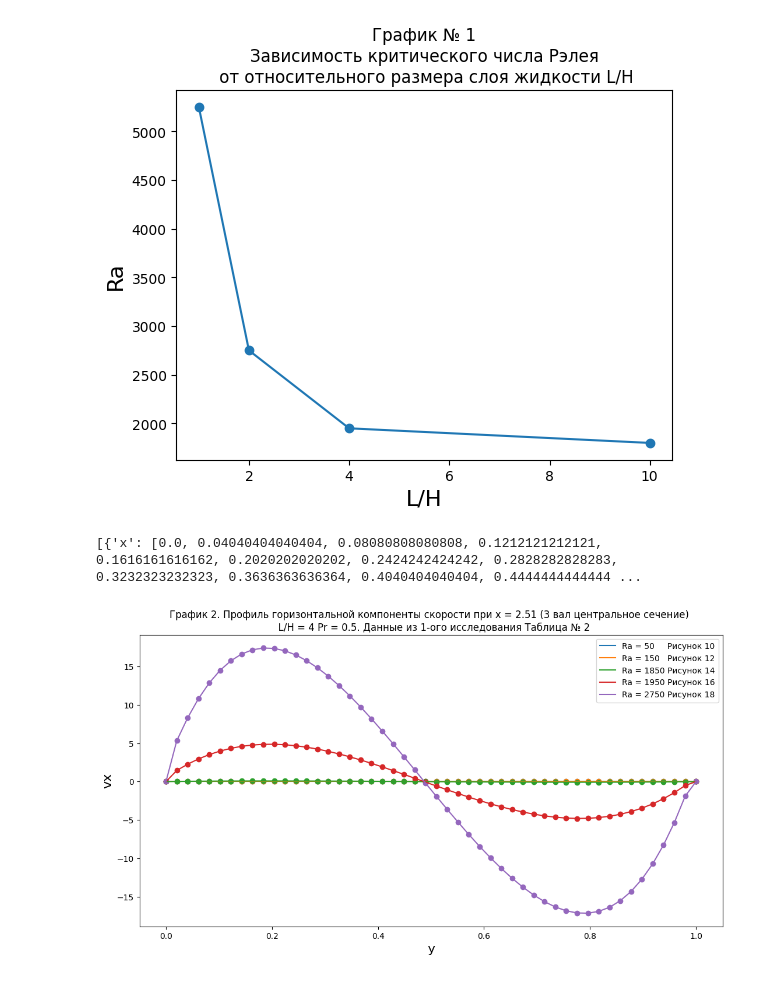
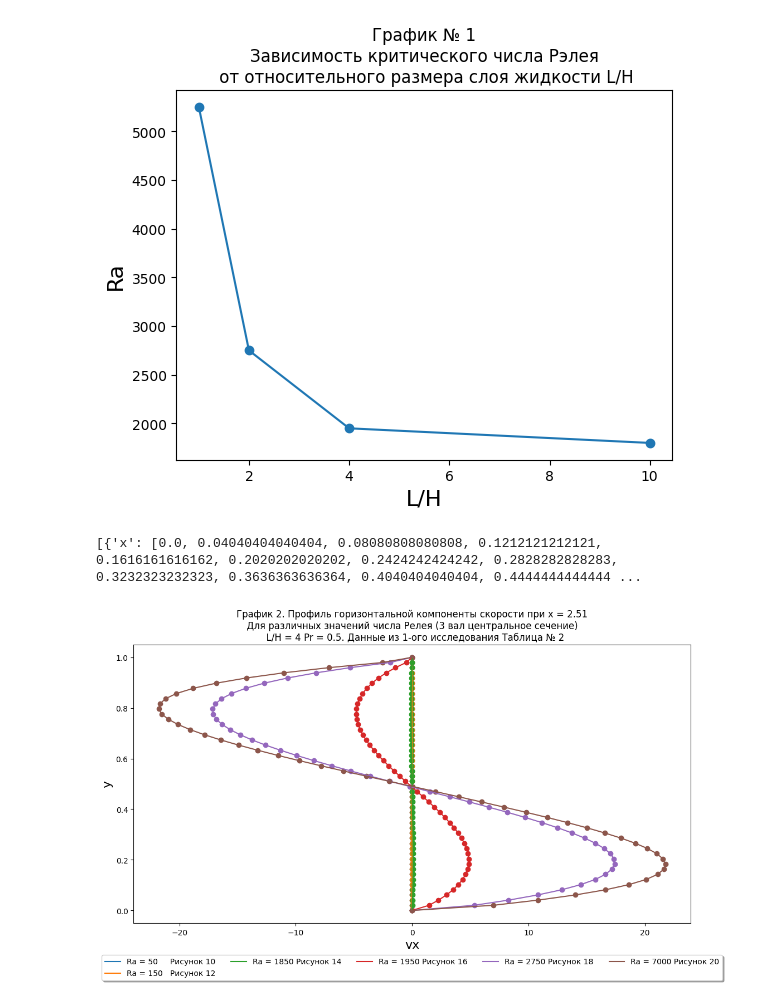
Before and after one commit to daniil225/MME, a Jupyter notebook: 2024/РГЗ/plotters.ipynb, the cells around one changed output. Saved outputs shown, nothing was run; the diff lists cells and outputs as text; code cells hidden in the pictures.

```diff
--- a/2024/РГЗ/plotters.ipynb
+++ b/2024/РГЗ/plotters.ipynb
@@ -82,11 +82,11 @@ def dTdY_y0(file_T):
 
 
     # Берм нужные данные
-    for data in data_all[0:200]:
+    for data in data_all[0:100]:
         Data_y0['x'].append(data[0])
         Data_y0['T'].append(data[2])
 
-    for data in data_all[200: 400]:
+    for data in data_all[100: 200]:
         Data_y1['x'].append(data[0])
         Data_y1['T'].append(data[2])
         Data_y1['y_1'] = data[1]
@@ -109,11 +109,11 @@ def dTdY_y1(file_T):
     data_all = [np.float64(data.strip().split()) for data in file.readlines()]
 
     # y = 1
-    for data in data_all[len(data_all)-200: len(data_all)]:
+    for data in data_all[len(data_all)-100: len(data_all)]:
         Data_yn['x'].append(data[0])
         Data_yn['T'].append(data[2])
 
-    for data in data_all[len(data_all)-400: len(data_all)-200]:
+    for data in data_all[len(data_all)-200: len(data_all)-100]:
         Data_yn_1['x'].append(data[0])
         Data_yn_1['T'].append(data[2])
         Data_yn_1['y_1'] = data[1]
@@ -150,17 +150,41 @@ def PlotGraph(Datas,keyx, keyy, labels, title, xlabel, ylabel):
     ax.set_title(title)
     ax.set_xlabel(xlabel, size = 16)
     ax.set_ylabel(ylabel, size = 16)
-    ax.legend([line1],labels = labels)
+    ax.legend([line1],labels = labels, loc='upper center', bbox_to_anchor=(0.5, -0.1),
+          fancybox=True, shadow=True, ncol=5)
+
+    plt.show()
+
+def PlotGraphTemerature(Datas,keyx, keyy, labels, title, xlabel, ylabel):
+
+
+    fig = plt.figure(figsize=(10,5))
+    ax = fig.add_axes([1,1,1,1])
+
+    line1 = None
+    for data in Datas:
+        line1, = ax.plot(data[keyx], data[keyy])
+        ax.scatter(data[keyx], data[keyy])
+
+    ax.set_title(title, y=-0.15)
+
+    #ax.invert_yaxis()
+    ax.axes.xaxis.tick_top()
+    #ax.spines['bottom'].set_position(("axes", 1.00))
+    ax.axes.xaxis.set_label_position("top")
+    ax.set_xlabel(xlabel, size = 16)
+    ax.set_ylabel(ylabel, size = 16)
+    ax.legend([line1],labels = labels, loc='upper center', bbox_to_anchor=(0.5, -0.2),
+          fancybox=True, shadow=True, ncol=5)
 
     plt.show()
 
 
 
-
 # Пути
-path_vx = GenPath(5, base_path_vx)
-path_vy = GenPath(5, base_path_vy)
-path_T = GenPath(5, base_path_T)
+path_vx = GenPath(6, base_path_vx)
+path_vy = GenPath(6, base_path_vy)
+path_T = GenPath(6, base_path_T)
 
 dTdY_y0(path_T[0])
 
@@ -175,6 +199,7 @@ DatasVy = [DataVy(path_vy_i) for path_vy_i in path_vy]
 DatasT_Ra1875 = [DataTy(path_T[2], xi) for xi in x3_convvall['x']]
 DatasT_Ra1950 = [DataTy(path_T[3], xi) for xi in x3_convvall['x']]
 DatasT_Ra2750 = [DataTy(path_T[4], xi) for xi in x3_convvall['x']]
+DatasT_Ra7000 = [DataTy(path_T[5], xi) for xi in x3_convvall['x']]
 
 # Локальные тепловые потоки на нижней (подогреваемой стенке) y = 0
 DatasdTdY_y0 = [dTdY_y0(path_T_i) for path_T_i in path_T]
@@ -196,62 +221,80 @@ Nu = [Nu_y0Data, Nu_y1Data]
 
 # Профили скорости
 PlotGraph(DatasVx,
+        'vx',
         'y',
-        'vx',
-        ["Ra = 50     Рисунок 10", "Ra = 150   Рисунок 12", "Ra = 1850 Рисунок 14", "Ra = 1950 Рисунок 16", "Ra = 2750 Рисунок 18"],
-        "График 2. Профиль горизонтальной компоненты скорости при x = " + str(np.round(DatasVx[0]['x0'], 2)) + " (3 вал центральное сечение) \n  L/H = 4 Pr = 0.5. Данные из 1-ого исследования Таблица № 2" ,
-        "y",
-        "vx")
+        ["Ra = 50     Рисунок 10", "Ra = 150   Рисунок 12", "Ra = 1850 Рисунок 14", "Ra = 1950 Рисунок 16", "Ra = 2750 Рисунок 18", "Ra = 7000 Рисунок 20"],
+        "График 2. Профиль горизонтальной компоненты скорости при x = " + str(np.round(DatasVx[0]['x0'], 2)) + "\n Для различных значений числа Релея (3 вал центральное сечение) \n  L/H = 4 Pr = 0.5. Данные из 1-ого исследования Таблица № 2" ,
+        "vx",
+        "y")
 
 PlotGraph(DatasVy,
         'x',
         'vy',
-         ["Ra = 50     Рисунок 2", "Ra = 150   Рисунок 4", "Ra = 1850 Рисунок 6", "Ra = 1950 Рисунок 8", "Ra = 2750 Рисунок 10"],
-        "График 3. Профиль вертикальной компоненты скорости vy при y = " + str(np.round(DatasVy[0]['y0'], 2)) + "\n  L/H = 4 Pr = 0.5. Данные из 1-ого исследования Таблица № 2" ,
+        ["Ra = 50     Рисунок 10", "Ra = 150   Рисунок 12", "Ra = 1850 Рисунок 14", "Ra = 1950 Рисунок 16", "Ra = 2750 Рисунок 18", "Ra = 7000 Рисунок 20"],
+        "График 3. Профиль вертикальной компоненты скорости vy при y = " + str(np.round(DatasVy[0]['y0'], 2)) + "\n Для различных значений числа Релея L/H = 4 Pr = 0.5. Данные из 1-ого исследования Таблица № 2" ,
         "x",
         "vy")
 
 # Графики изменения температуры в различных сечениях
-PlotGraph(DatasT_Ra1875,
+PlotGraphTemerature(DatasT_Ra1875,
           'y',
           'T',
            ["x = " + '{0:.2f} {pos}'.format(x3_convvall['x'][i], pos = x3_convvall['pos'][i]) for i in range(0, len(x3_convvall['x']))],
-          "График 4. Распределение температуры в 3-ем конвективном валу. Ra = 1850. (Рисунок 14) \n L/H = 4 Pr = 0.5. Данные из 1-ого исследования Таблица № 2\n",
+          "График 4. Распределение температуры в 3-ем конвективном валу. Ra = 1850. (Рисунок 13) \n L/H = 4 Pr = 0.5. Данные из 1-ого исследования Таблица № 2",
           "y",
           "T")
 
-PlotGraph(DatasT_Ra1950,
+PlotGraphTemerature(DatasT_Ra1950,
           'y',
           'T',
           ["x = " + '{0:.2f} {pos}'.format(x3_convvall['x'][i], pos = x3_convvall['pos'][i]) for i in range(0, len(x3_convvall['x']))],
-          "График 5. Распределение температуры в 3-ем конвективном валу. Ra = 1950. (Рисунок 16) \n L/H = 4 Pr = 0.5. Данные из 1-ого исследования Таблица № 2",
+          "График 5. Распределение температуры в 3-ем конвективном валу. Ra = 1950. (Рисунок 15) \n L/H = 4 Pr = 0.5. Данные из 1-ого исследования Таблица № 2",
           "y",
           "T")
 
-PlotGraph(DatasT_Ra2750,
+PlotGraphTemerature(DatasT_Ra2750,
           'y',
           'T',
           ["x = " + '{0:.2f} {pos}'.format(x3_convvall['x'][i], pos = x3_convvall['pos'][i]) for i in range(0, len(x3_convvall['x']))],
-          "График 6. Распределение температуры в 3-ем конвективном валу. Ra = 2750.  (Рисунок 18) \n L/H = 4 Pr = 0.5. Данные из 1-ого исследования Таблица № 2",
+          "График 6. Распределение температуры в 3-ем конвективном валу. Ra = 2750.  (Рисунок 17) \n L/H = 4 Pr = 0.5. Данные из 1-ого исследования Таблица № 2",
+          "y",
+          "T")
+
+PlotGraphTemerature(DatasT_Ra7000,
+          'y',
+          'T',
+          ["x = " + '{0:.2f} {pos}'.format(x3_convvall['x'][i], pos = x3_convvall['pos'][i]) for i in range(0, len(x3_convvall['x']))],
+          "График 7. Распределение температуры в 3-ем конвективном валу. Ra = 7000.  (Рисунок 19) \n L/H = 4 Pr = 0.5. Данные из 1-ого исследования Таблица № 2",
           "y",
           "T")
 
 # Локальные градиенты температуры
 PlotGraph(DatasdTdY_y0,
           'x',
           'dTdY',
-          ["Ra = 50     Рисунок 10", "Ra = 150   Рисунок 12", "Ra = 1850 Рисунок 14", "Ra = 1950 Рисунок 16", "Ra = 2750 Рисунок 18"],
-           "График 7. Локальные градиенты температуры на горячей стенке (y = 0) \n Pr = 0.5, L/H = 4 при различных значениях числа Рэлея.\nДанные из 1-ого исследования Таблица № 2 ",
+          ["Ra = 50     Рисунок 9", "Ra = 150   Рисунок 11", "Ra = 1850 Рисунок 13", "Ra = 1950 Рисунок 15", "Ra = 2750 Рисунок 17", "Ra = 7000 Рисунок 19"],
+           "График 8. Локальные градиенты температуры на горячей стенке (y = 0) \n Pr = 0.5, L/H = 4 при различных значениях числа Рэлея.\nДанные из 1-ого исследования Таблица № 2 ",
            "x",
            "dT/dy")
 
 PlotGraph(DatasdTdY_y1,
           'x',
           'dTdY',
-          ["Ra = 50     Рисунок 10", "Ra = 150   Рисунок 12", "Ra = 1850 Рисунок 14", "Ra = 1950 Рисунок 16", "Ra = 2750 Рисунок 18"],
-           "График 8. Локальные градиенты температуры на холодной стенке (y = 1) \n Pr = 0.5, L/H = 4 при различных значениях числа Рэлея.\nДанные из 1-ого исследования Таблица № 2 ",
+          ["Ra = 50     Рисунок 9", "Ra = 150   Рисунок 11", "Ra = 1850 Рисунок 13", "Ra = 1950 Рисунок 15", "Ra = 2750 Рисунок 17", "Ra = 7000 Рисунок 19"],
+           "График 9. Локальные градиенты температуры на холодной стенке (y = 1) \n Pr = 0.5, L/H = 4 при различных значениях числа Рэлея.\nДанные из 1-ого исследования Таблица № 2 ",
            "x",
            "dT/dy")
+
+
+# PlotGraph(Nu,
+#           'Ra',
+#           'Nu',
+#           ["Nu(Ra) y = 0", "Nu(Ra) y = 1"],
+#           "Грфик 9. Зависимость числа Нуссельта от числа Рэлея \n Pr = 0.5, L/H = 4. Первые 5 точек из Таблицы №2 Рисунки 9-18\n ",
+#           "Ra",
+#           "Nu")
+# print(Nu)
 # %% [output]
 [{'x': [0.0, 0.04040404040404, 0.08080808080808, 0.1212121212121, 0.1616161616162, 0.2020202020202, 0.2424242424242, 0.2828282828283, 0.3232323232323, 0.3636363636364, 0.4040404040404, 0.4444444444444 ...
-[figure, old version]
+[figure, new version]
```
Also changed, not shown: parts of 4 cells of this notebook, 14 other files.
